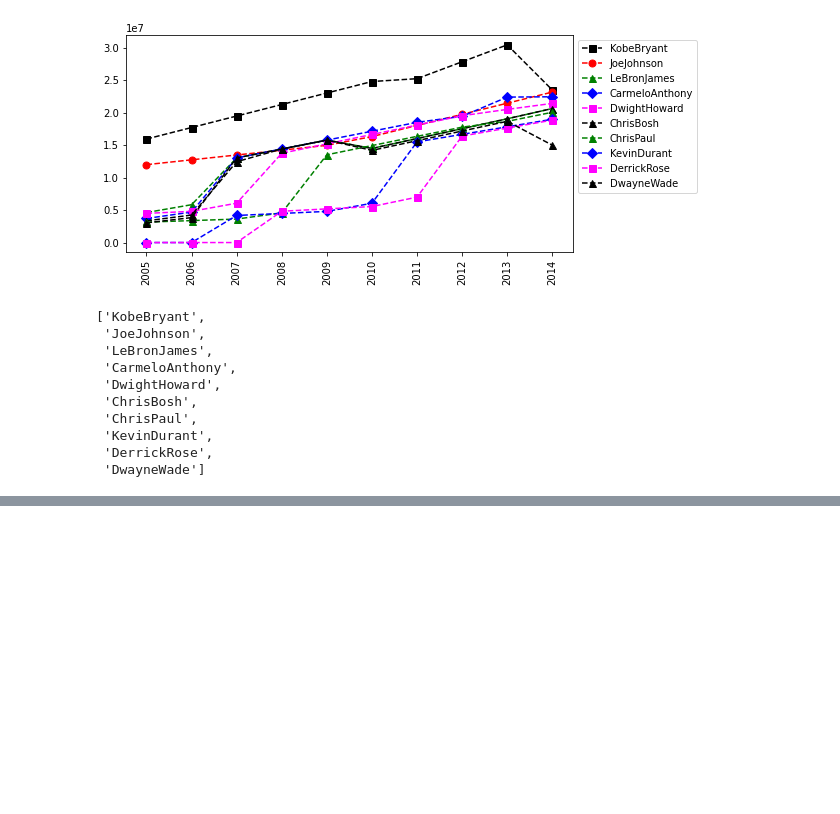
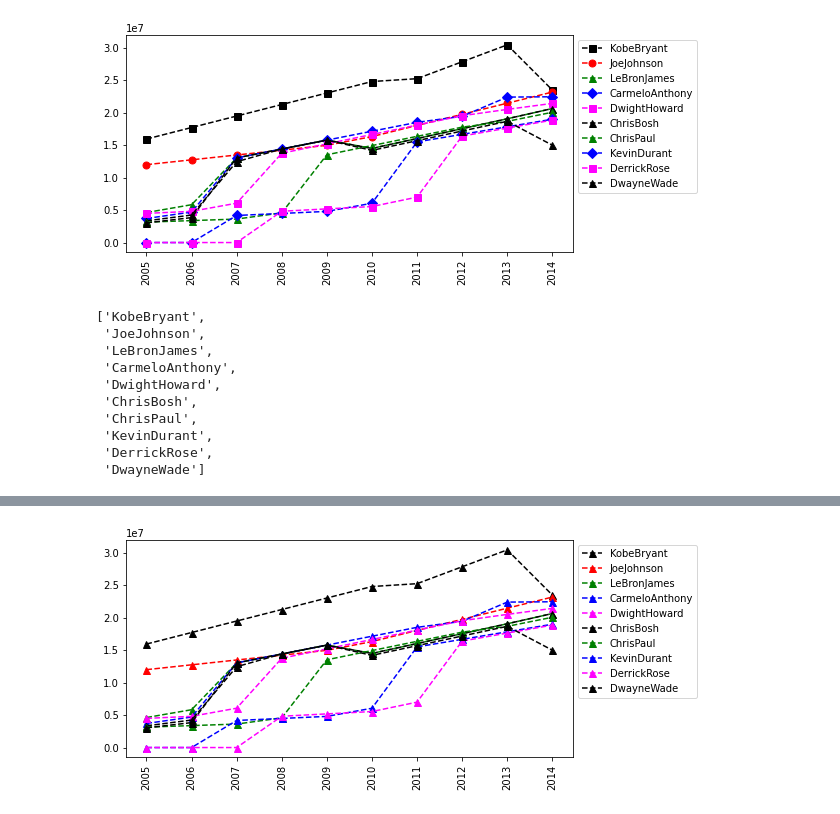
Before and after one commit to theflamio/PythonDataScienceMachineLearning_A-Z, a Jupyter notebook: BasketBall.ipynb, the cells around one changed output, grey strips where cells are left out. Cells and saved outputs as stored; diff of their text form; code cells hidden in the pictures; blank space fills up the shorter version.

```diff
--- a/BasketBall.ipynb
+++ b/BasketBall.ipynb
@@ -351,0 +393,14 @@ Players
+# %%
+# First Function
+
+def myPlot(data, playerlist = Players):
+    Col = {"KobeBryant":"Black", "JoeJohnson":"Red", "LeBronJames":"Green", "CarmeloAnthony":"Blue", "DwightHoward":"Magenta", "ChrisBosh":"Black", "ChrisPaul":"Green", "KevinDurant":"Blue", "DerrickRose":"Magenta", "DwayneWade":"Black"}
+    for name in playerlist:
+        plt.plot(data[Pdict[name]], c=Col[name] , ls="--", marker='^' , ms=7, label=name)
+    plt.legend(loc="upper left", bbox_to_anchor=(1,1))
+    plt.xticks(list(range(0,10)),Seasons, rotation='vertical')
+    plt.show()
+# %%
+myPlot(Salary)
+# %% [output]
+[figure, added]
```
Also changed, not shown: parts of 7 cells of this notebook.
